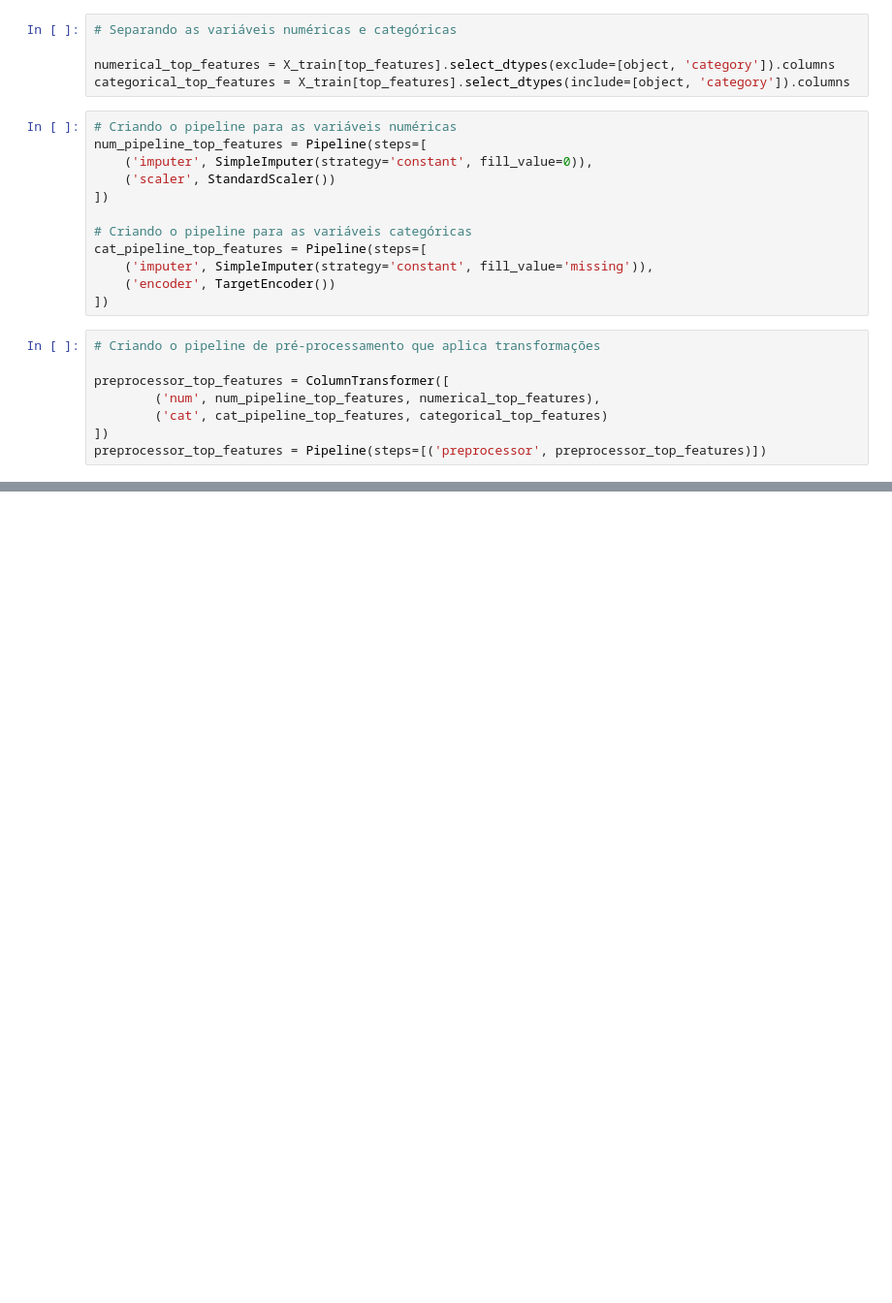
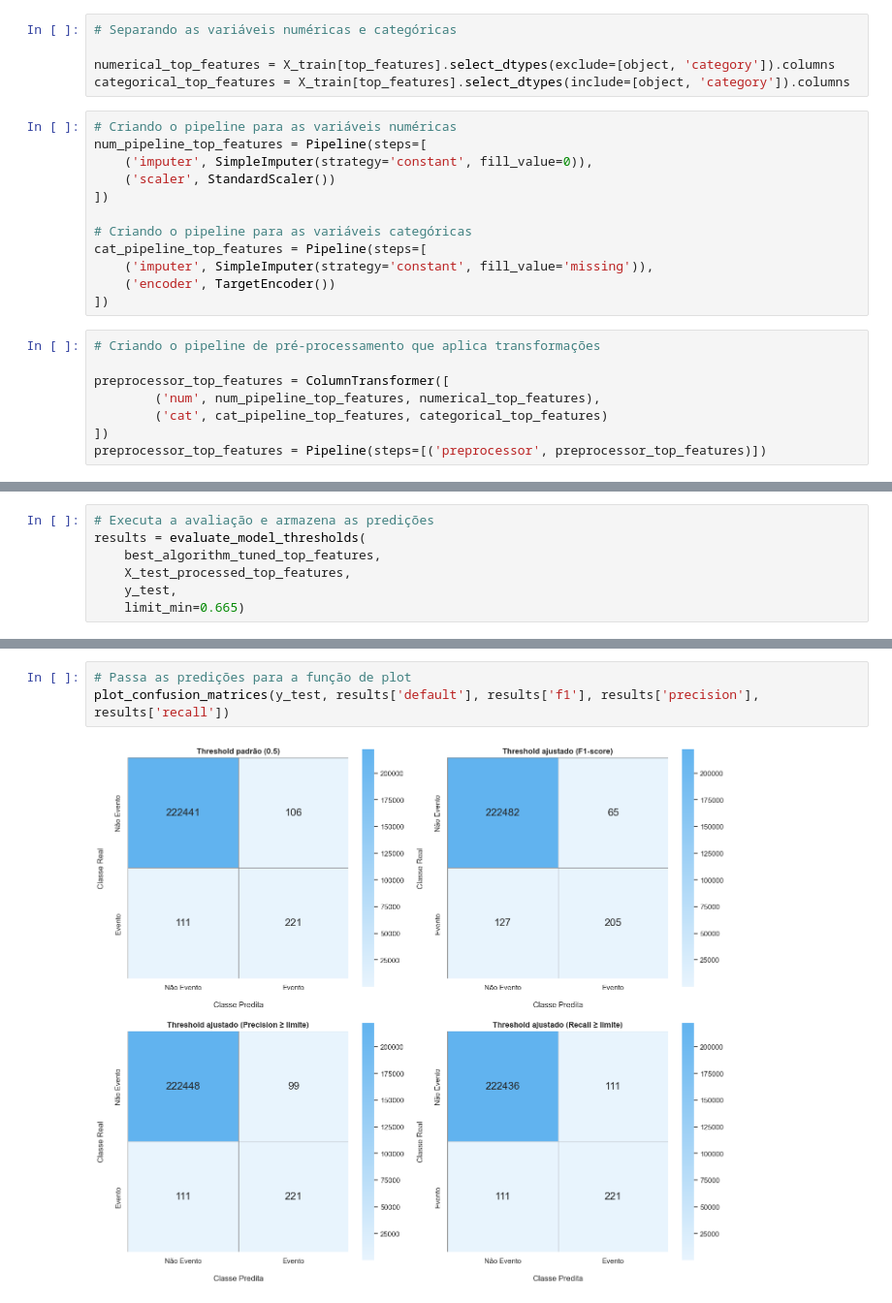
Before and after one commit to emso-exe/Deteccao_de_fraude_em_transacoes_financeiras, a Jupyter notebook: 003_modelagem_preditiva.ipynb, the cells around one changed output, grey strips where cells are left out. Shown at 97% size. Cells and saved outputs as stored; diff of their text form; blank space fills up the shorter version.

```diff
--- a/003_modelagem_preditiva.ipynb
+++ b/003_modelagem_preditiva.ipynb
@@ -1329,0 +1555,7 @@ SystemExit: 0
+# %%
+# Executa a avaliação e armazena as predições
+results = evaluate_model_thresholds(
+    best_algorithm_tuned_top_features,
+    X_test_processed_top_features,
+    y_test,
+    limit_min=0.665)
@@ -1329,0 +1580,5 @@ SystemExit: 0
+# %%
+# Passa as predições para a função de plot
+plot_confusion_matrices(y_test, results['default'], results['f1'], results['precision'], results['recall'])
+# %% [output]
+[figure, added]
```
Also changed, not shown: parts of 24 cells of this notebook.
